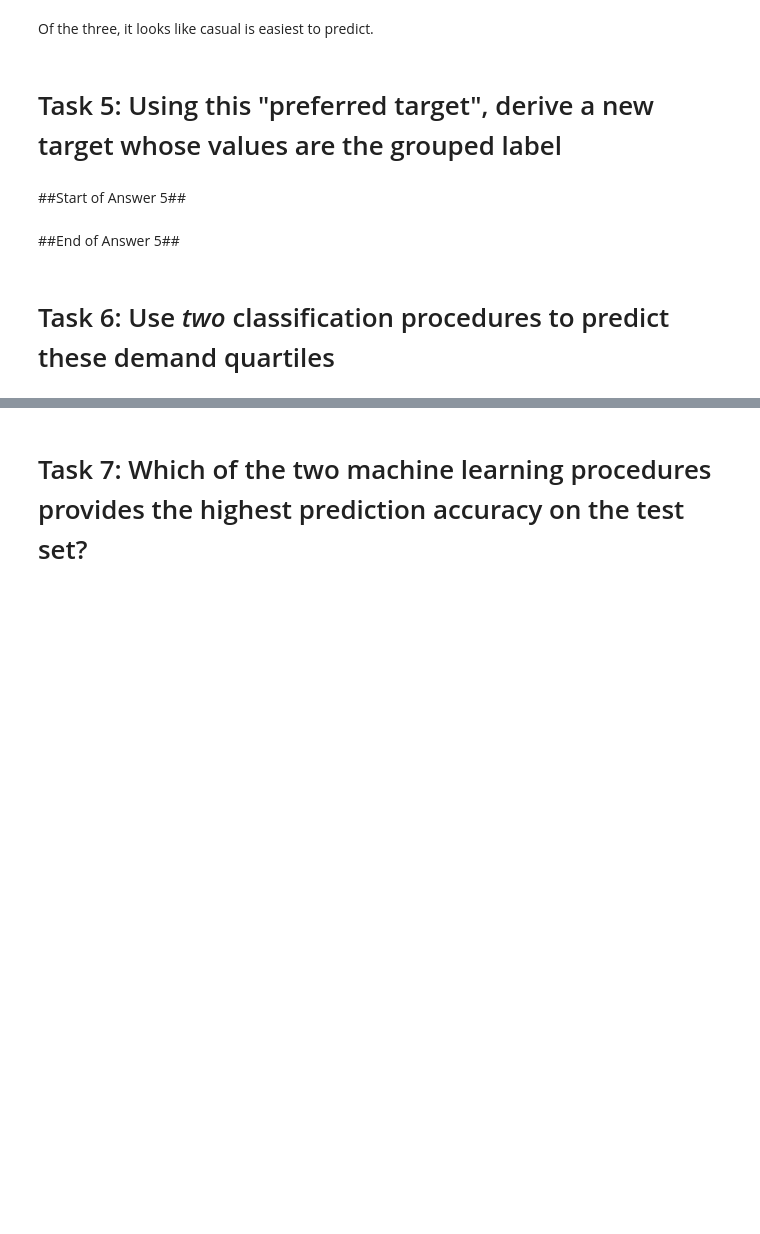
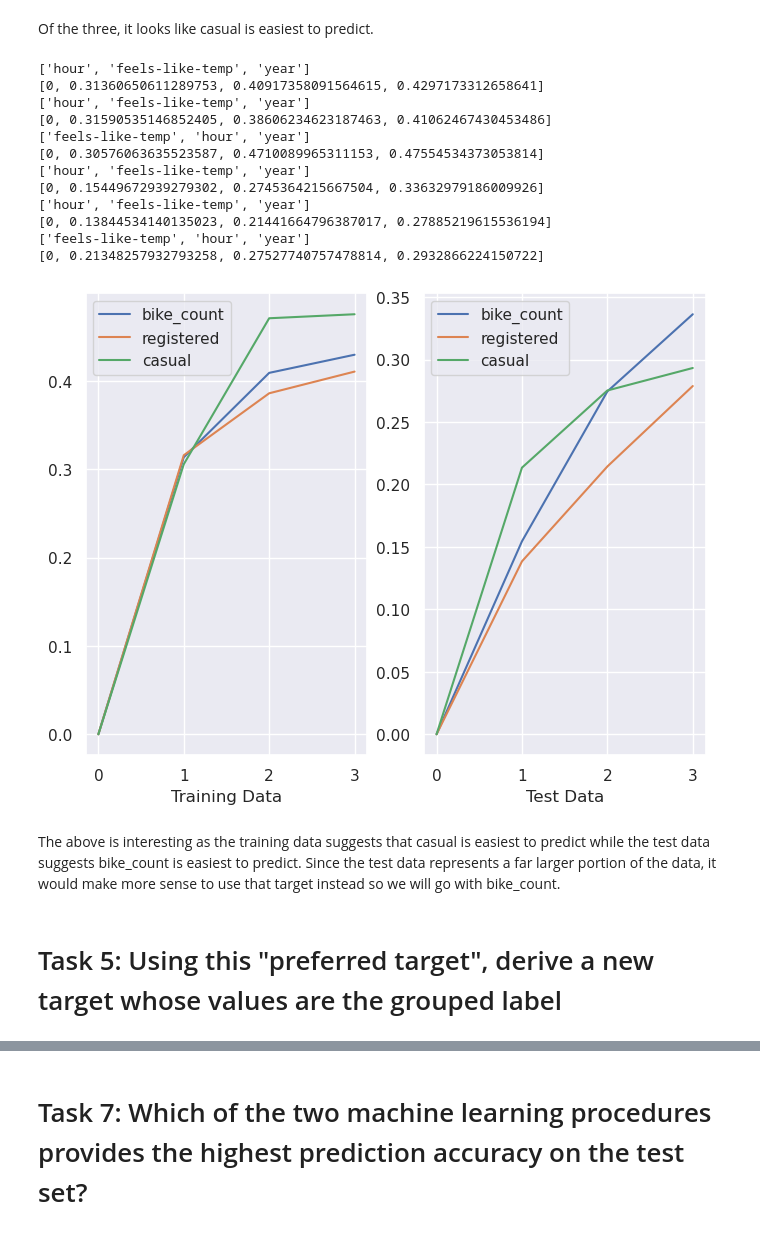
Before and after one commit to kryanbeane/bike-sharing-data-mining, a Jupyter notebook: ca2.ipynb, the cells around one changed output, grey strips where cells are left out. Drawn from its saved outputs; the diff is of its cells as text; code cells hidden in the pictures; blank space fills up the shorter version.

```diff
--- a/ca2.ipynb
+++ b/ca2.ipynb
@@ -811,11 +835,0 @@ The difference with the non spread data is far larger as we can see above. It wo
-# %%
-plt.figure(figsize=(8, 6))
-
-for col in ytrain.columns:
-    # Convert the column to a numeric array
-    col_values = ytrain[col].values
-    scores = predict_scores(scaled_xtrain, col_values)
-    plt.plot(scores)
-
-labels = ytrain.columns
-plt.legend(labels)
@@ -836,11 +876,53 @@ As a note, in general a higher R-squared value is better, as it indicates that t
 # Task 4: Which of the 3 target columns is easiest to predict accurately?
 # %% [markdown]
 Of the three, it looks like casual is easiest to predict.
+# %%
+import matplotlib.pyplot as plt
+
+# Create the figure with two subplots
+fig, (ax1, ax2) = plt.subplots(1, 2, figsize=(8, 6))
+
+# Loop over the columns in ytrain
+for col in ytrain.columns:
+    # Convert the column to a numeric array
+    col_values = ytrain[col].values
+
+    # Get the scores for the training data
+    scores = predict_scores(xtrain_scaled_df, col_values)
+    ax1.plot(scores, label=col)
+
+# Loop over the columns in ytest
+for col in ytest.columns:
+    # Convert the column to a numeric array
+    col_values = ytest[col].values
+
+    # Get the scores for the test data
+    scores = predict_scores(xtest_scaled_df, col_values)
+    ax2.plot(scores, label=col)
+
+# Set the labels and legends for the plots
+ax1.set_xlabel('Training Data')
+ax2.set_xlabel('Test Data')
+ax1.legend()
+ax2.legend()
+
+# Show the figure
+plt.show()
+# %% [output]
+['hour', 'feels-like-temp', 'year']
+[0, 0.31360650611289753, 0.40917358091564615, 0.4297173312658641]
+['hour', 'feels-like-temp', 'year']
+[0, 0.31590535146852405, 0.38606234623187463, 0.41062467430453486]
+['feels-like-temp', 'hour', 'year']
+[0, 0.30576063635523587, 0.4710089965311153, 0.47554534373053814]
+['hour', 'feels-like-temp', 'year']
+[0, 0.15449672939279302, 0.2745364215667504, 0.33632979186009926]
+['hour', 'feels-like-temp', 'year']
+[0, 0.13844534140135023, 0.21441664796387017, 0.27885219615536194]
+['feels-like-temp', 'hour', 'year']
+[0, 0.21348257932793258, 0.27527740757478814, 0.2932866224150722]
+[figure, added]
+# %% [markdown]
+The above is interesting as the training data suggests that casual is easiest to predict while the test data suggests bike_count is easiest to predict. Since the test data represents a far larger portion of the data, it would make more sense to use that target instead so we will go with bike_count.
 # %% [markdown]
 # Task 5: Using this "preferred target", derive a new target whose values are the grouped label
-# %% [markdown]
-##Start of Answer 5##
-# %% [markdown]
-##End of Answer 5##
-# %% [markdown]
-# Task 6: Use _two_ classification procedures to predict these demand quartiles
```
Also changed, not shown: parts of 72 cells of this notebook.
